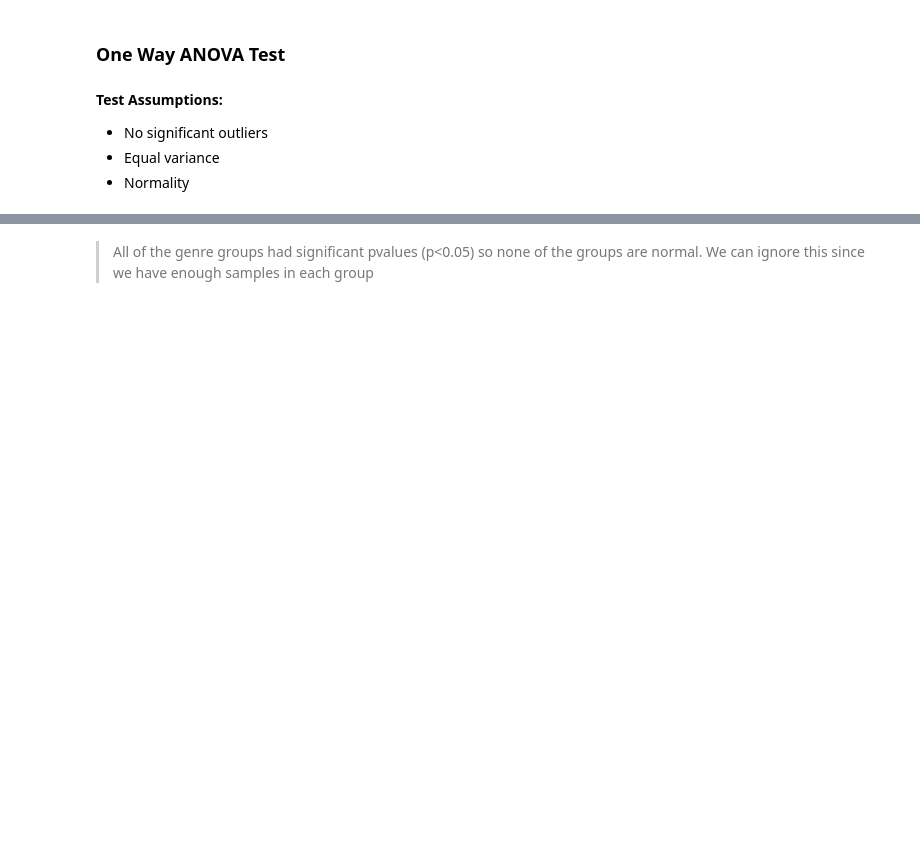
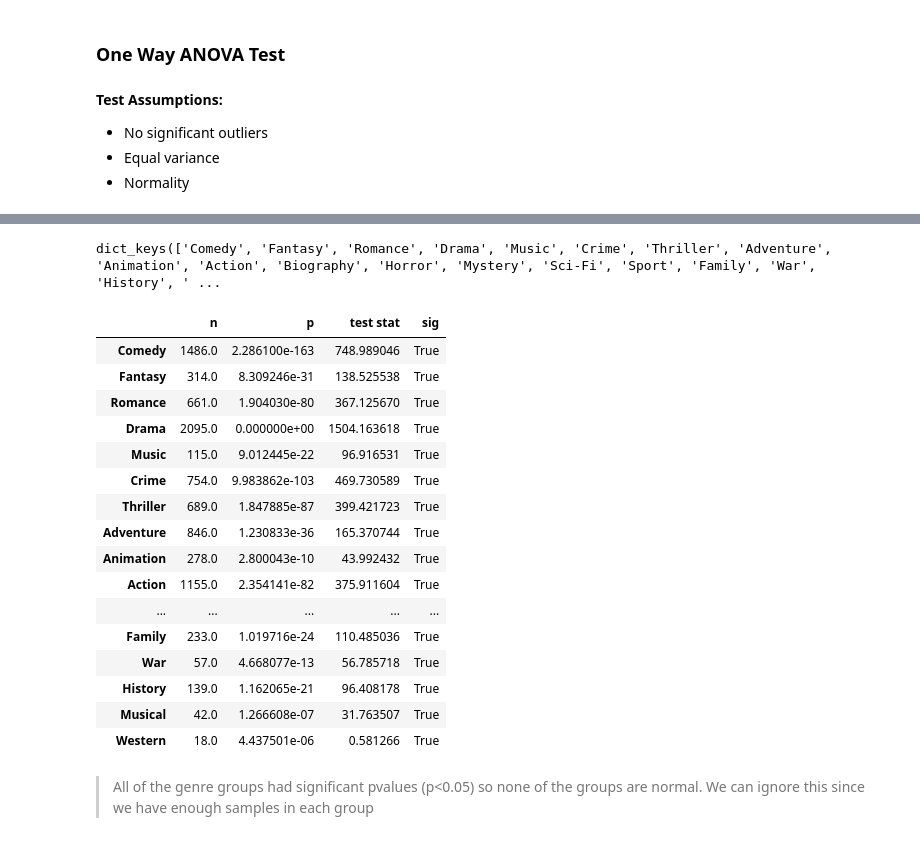
Before and after one commit to kevinbrnett/How-to-Make-a-Successful-Movie, a Jupyter notebook: Hypothesis Testing.ipynb, the cells around one changed output, grey strips where cells are left out. Drawn from its saved outputs; the diff is of its cells as text; code cells hidden in the pictures; blank space fills up the shorter version.

```diff
--- a/Hypothesis Testing.ipynb
+++ b/Hypothesis Testing.ipynb
@@ -494,28 +749,52 @@ groups = {}
 
 # For loop to iterate through dataframe to assign certifications to keys and
 # revenue to values
-for i in genre_rev_df['genres_split'].unique():
+for i in genre_rev_df['genre_name'].unique():
 
     # Get series for group and rename
-    data = genre_rev_df.loc[genre_rev_df['genres_split'] == i, 'revenue'].copy()
+    data = genre_rev_df.loc[genre_rev_df['genre_name'] == i, 'revenue'].copy()
 
     # Save into dictionary
     groups[i] = data
 groups.keys()
+# %% [output]
+dict_keys(['Comedy', 'Fantasy', 'Romance', 'Drama', 'Music', 'Crime', 'Thriller', 'Adventure', 'Animation', 'Action', 'Biography', 'Horror', 'Mystery', 'Sci-Fi', 'Sport', 'Family', 'War', 'History', ' ...
 # %%
 # Test normality
 # Run normal test on each group
 norm_results = {}
 
 for i, data in groups.items():
-    stat, p = stats.normaltest(data)
-    norm_results[i] = {'n': len(data), 'p': p, 'test stat': stat}
+    if i != 'Western':
+        stat, p = stats.normaltest(data)
+        norm_results[i] = {'n': len(data), 'p': p, 'test stat': stat}
+    else:
+        stat, p = stats.shapiro(data)
+        norm_results[i] = {'n': len(data), 'p': p, 'test stat': stat}
 
 # Convert to dataframe
 norm_results_df = pd.DataFrame(norm_results).T
 ### checking sig with pandas
 norm_results_df['sig'] = norm_results_df['p'] < .05
 norm_results_df
+# %% [output]
+|  | n | p | test stat | sig |
+| Comedy | 1486.0 | 2.286100e-163 | 748.989046 | True |
+| Fantasy | 314.0 | 8.309246e-31 | 138.525538 | True |
+| Romance | 661.0 | 1.904030e-80 | 367.125670 | True |
+| Drama | 2095.0 | 0.000000e+00 | 1504.163618 | True |
+| Music | 115.0 | 9.012445e-22 | 96.916531 | True |
+| Crime | 754.0 | 9.983862e-103 | 469.730589 | True |
+| Thriller | 689.0 | 1.847885e-87 | 399.421723 | True |
+| Adventure | 846.0 | 1.230833e-36 | 165.370744 | True |
+| Animation | 278.0 | 2.800043e-10 | 43.992432 | True |
+| Action | 1155.0 | 2.354141e-82 | 375.911604 | True |
+| ... | ... | ... | ... | ... |
+| Family | 233.0 | 1.019716e-24 | 110.485036 | True |
+| War | 57.0 | 4.668077e-13 | 56.785718 | True |
+| History | 139.0 | 1.162065e-21 | 96.408178 | True |
+| Musical | 42.0 | 1.266608e-07 | 31.763507 | True |
+| Western | 18.0 | 4.437501e-06 | 0.581266 | True |
 # %% [markdown]
 > All of the genre groups had significant pvalues (p<0.05) so none of the groups are normal. We can ignore this since we have enough samples in each group
 # %%
```
Also changed, not shown: parts of 36 cells of this notebook.
